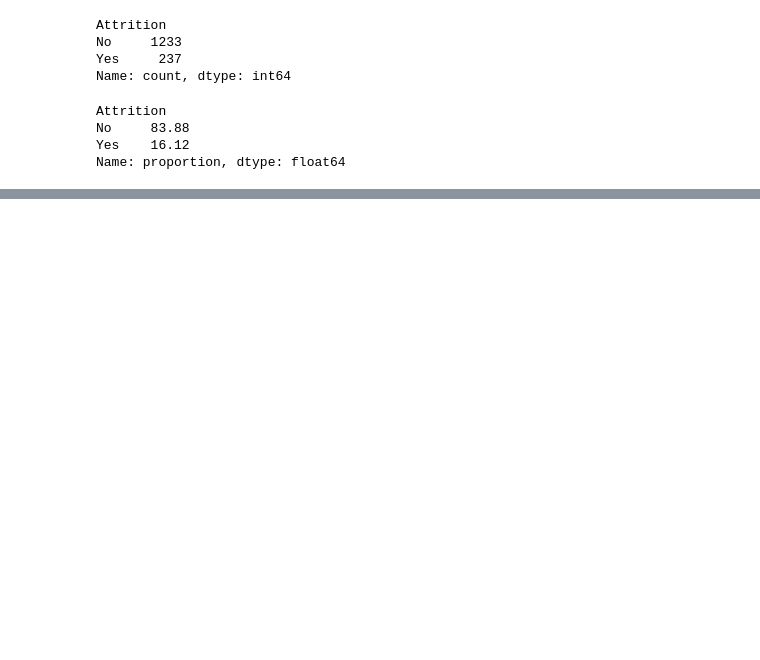
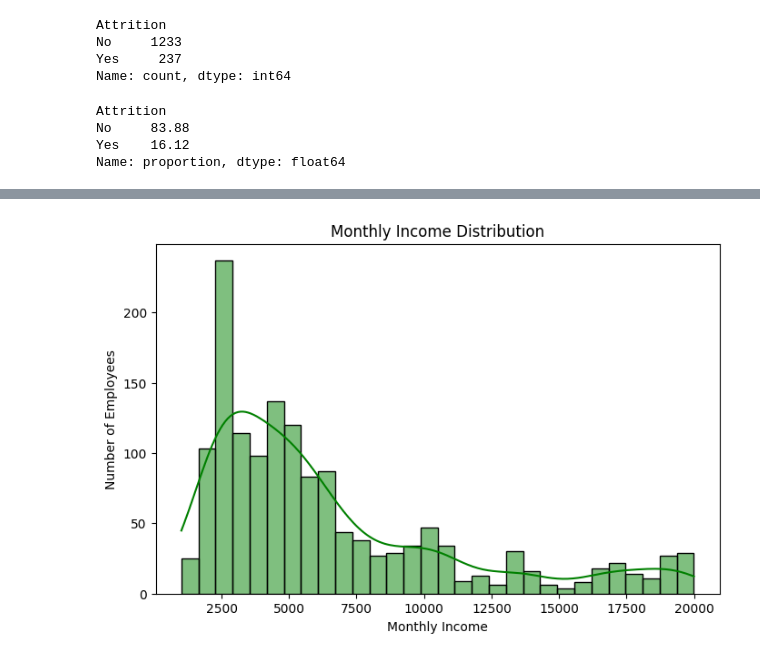
Before and after one commit to Dhineshmurali12/HR-Analytics-Employee-Attrition-Dashboard, a Jupyter notebook: notebooks/01_Data_Understanding.ipynb, the cells around one changed output, grey strips where cells are left out. Cells and saved outputs as stored; diff of their text form; code cells hidden in the pictures; blank space fills up the shorter version.

```diff
--- a/notebooks/01_Data_Understanding.ipynb
+++ b/notebooks/01_Data_Understanding.ipynb
@@ -147,0 +355,18 @@ Name: proportion, dtype: float64
+# %%
+plt.figure(figsize=(8,5))
+
+sns.histplot(
+    data=df,
+    x="MonthlyIncome",
+    bins=30,
+    kde=True,
+    color="green"
+)
+
+plt.title("Monthly Income Distribution")
+plt.xlabel("Monthly Income")
+plt.ylabel("Number of Employees")
+
+plt.show()
+# %% [output]
+[figure, added]
```
Also changed, not shown: parts of 35 cells of this notebook, 1 other file.
